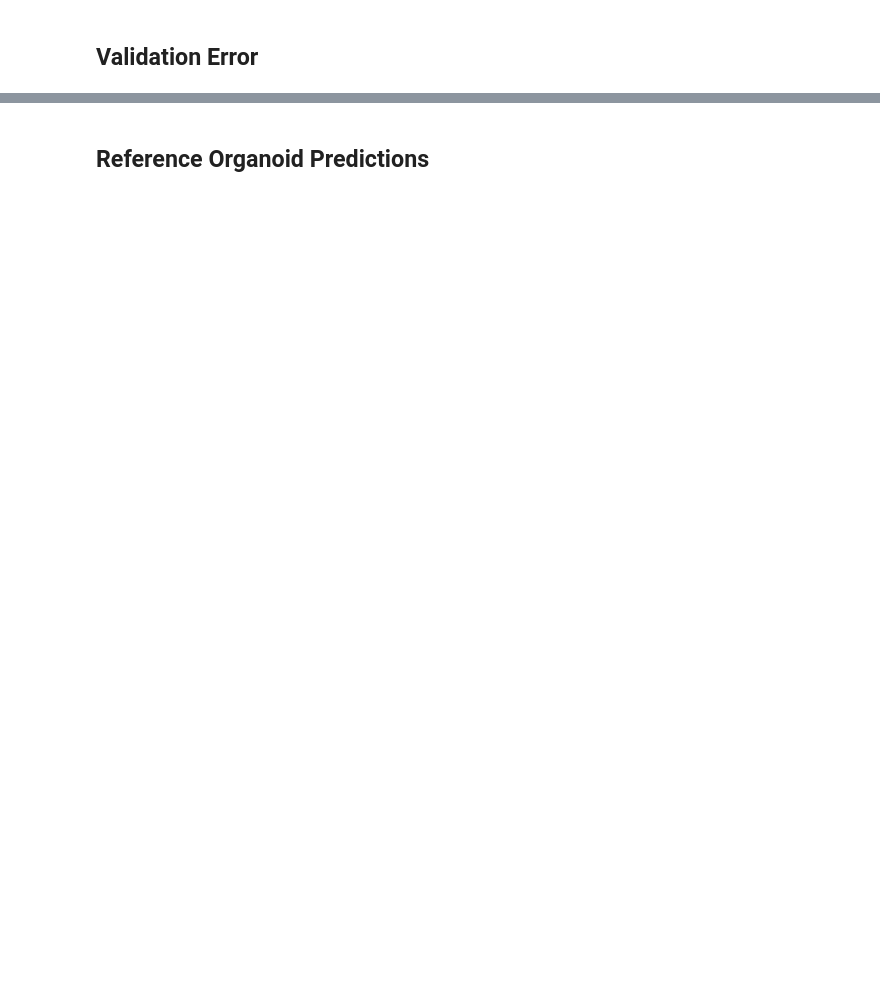
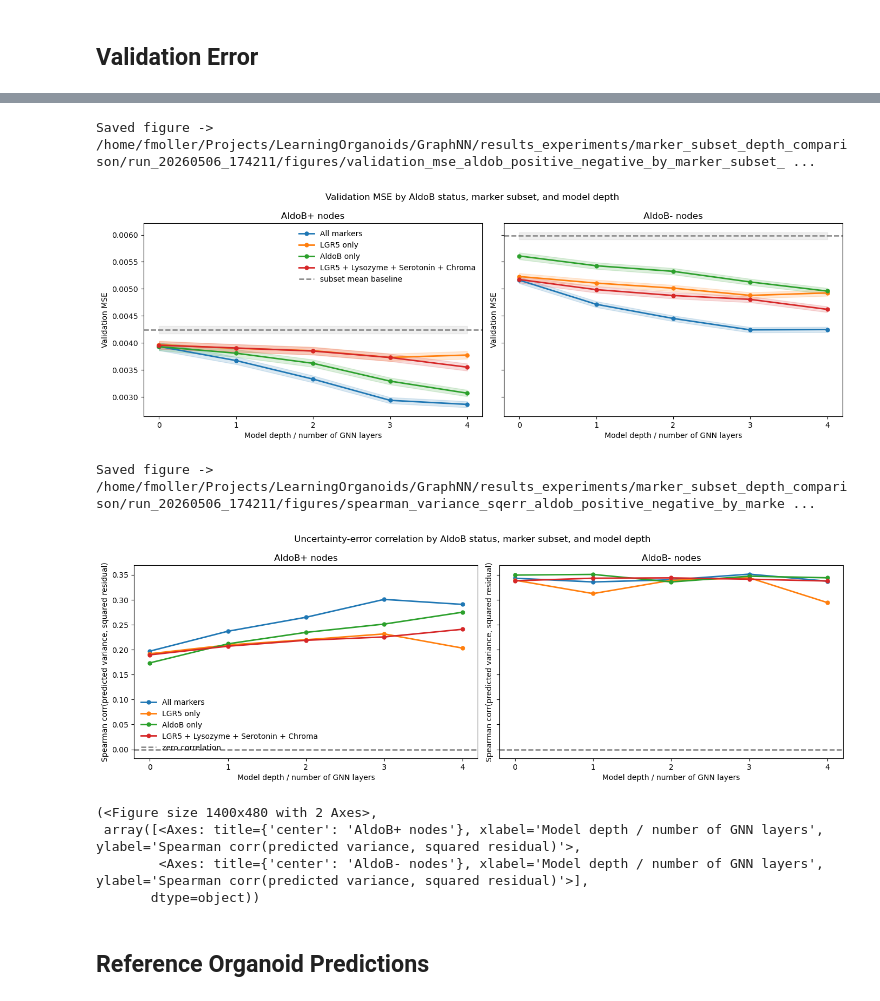
Before and after one commit to fskovbo/organoid_GNN, a Jupyter notebook: experiments/marker_subset_depth_comparison.ipynb, the cells around one changed output, grey strips where cells are left out. Saved outputs shown, nothing was run; the diff lists cells and outputs as text; code cells hidden in the pictures; blank space fills up the shorter version.

```diff
--- a/experiments/marker_subset_depth_comparison.ipynb
+++ b/experiments/marker_subset_depth_comparison.ipynb
@@ -521,0 +990,48 @@ plt.show()
+# %%
+ALDOB_MARKER_NAME = "AldoB"
+ALDOB_POSITIVE_THRESHOLD = 0.5
+
+# AldoB is absent from the reduced feature sets, so the all-marker validation X is used as the reference mask.
+aldob_positive_mask = original_marker_positive_mask(ALDOB_MARKER_NAME, threshold=ALDOB_POSITIVE_THRESHOLD)
+aldob_negative_mask = ~aldob_positive_mask
+
+aldob_positive_mse_df = summarize_depth_metrics_for_mask(aldob_positive_mask, subset_label="AldoB_positive")
+aldob_negative_mse_df = summarize_depth_metrics_for_mask(aldob_negative_mask, subset_label="AldoB_negative")
+aldob_mse_by_sign_df = pd.concat([aldob_positive_mse_df, aldob_negative_mse_df], ignore_index=True)
+display(aldob_mse_by_sign_df)
+
+aldob_positive_baseline = marker_subset_baseline(aldob_positive_mask)
+aldob_negative_baseline = marker_subset_baseline(aldob_negative_mask)
+
+_plot_depth_metric_pair(
+    aldob_positive_mse_df,
+    aldob_negative_mse_df,
+    "mse",
+    "sem",
+    "Validation MSE",
+    "AldoB+ nodes",
+    "AldoB- nodes",
+    "Validation MSE by AldoB status, marker subset, and model depth",
+    "validation_mse_aldob_positive_negative_by_marker_subset_and_depth",
+    left_baseline=aldob_positive_baseline["mse"],
+    left_baseline_sem=aldob_positive_baseline["sem"],
+    right_baseline=aldob_negative_baseline["mse"],
+    right_baseline_sem=aldob_negative_baseline["sem"],
+    baseline_label="subset mean baseline",
+)
+
+_plot_depth_metric_pair(
+    aldob_positive_mse_df,
+    aldob_negative_mse_df,
+    "rho_var_sqerr",
+    None,
+    "Spearman corr(predicted variance, squared residual)",
+    "AldoB+ nodes",
+    "AldoB- nodes",
+    "Uncertainty-error correlation by AldoB status, marker subset, and model depth",
+    "spearman_variance_sqerr_aldob_positive_negative_by_marker_subset_and_depth",
+    left_baseline=0.0,
+    right_baseline=0.0,
+    baseline_label="zero correlation",
+)
+# %% [output]
@@ -522,3 +1055,11 @@ plt.show()
+Saved figure -> /home/fmoller/Projects/LearningOrganoids/GraphNN/results_experiments/marker_subset_depth_comparison/run_20260506_174211/figures/validation_mse_aldob_positive_negative_by_marker_subset_ ...
+[figure, added]
+Saved figure -> /home/fmoller/Projects/LearningOrganoids/GraphNN/results_experiments/marker_subset_depth_comparison/run_20260506_174211/figures/spearman_variance_sqerr_aldob_positive_negative_by_marke ...
+[figure, added]
+(<Figure size 1400x480 with 2 Axes>,
+ array([<Axes: title={'center': 'AldoB+ nodes'}, xlabel='Model depth / number of GNN layers', ylabel='Spearman corr(predicted variance, squared residual)'>,
+        <Axes: title={'center': 'AldoB- nodes'}, xlabel='Model depth / number of GNN layers', ylabel='Spearman corr(predicted variance, squared residual)'>],
+       dtype=object))
 # %% [markdown]
 ## Reference Organoid Predictions
 # %%
```
Also changed, not shown: parts of 17 cells of this notebook, 8 other files.
